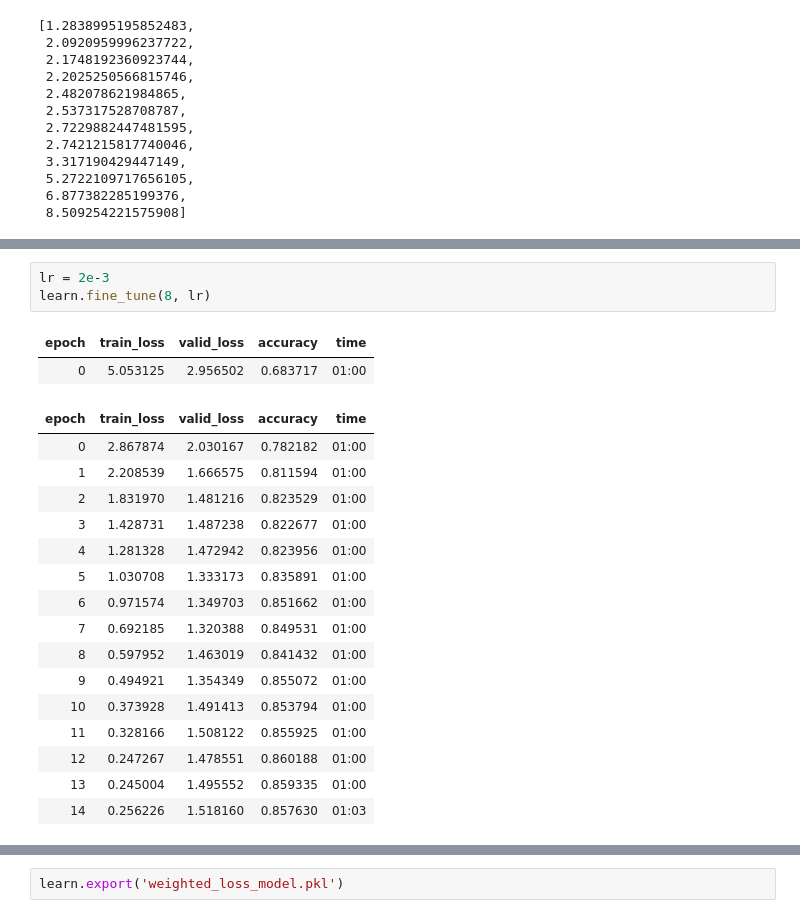
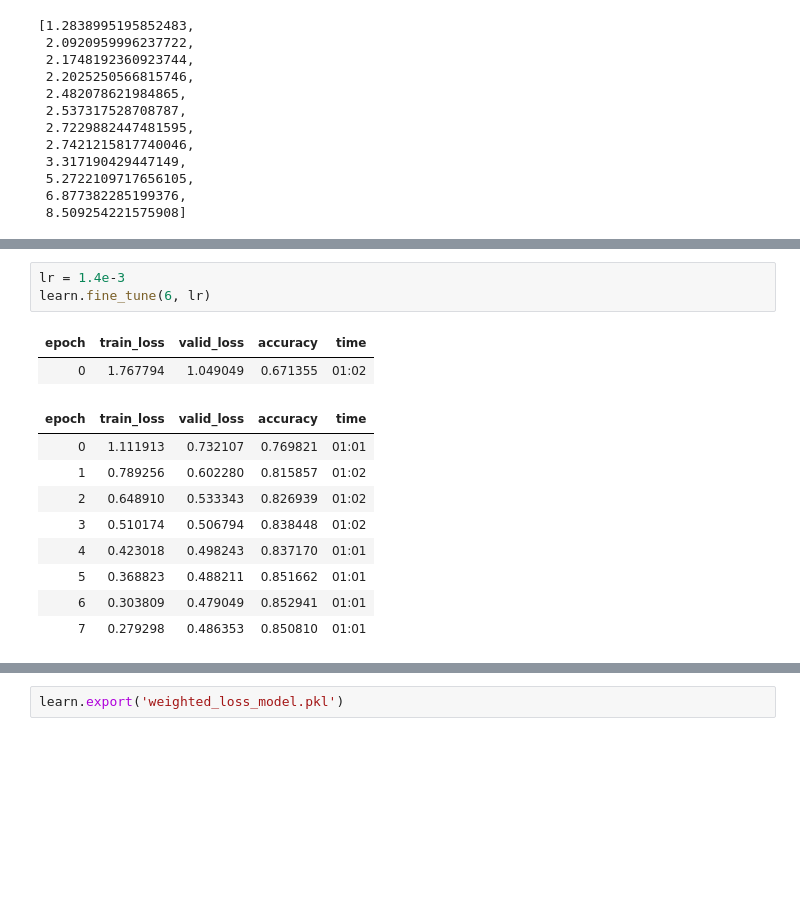
Before and after one commit to Akitsuyoshi/recaptch_breaker, a Jupyter notebook: recaptch_classifier.ipynb, the cells around one changed output, grey strips where cells are left out. Cells and saved outputs as stored; diff of their text form; blank space fills up the shorter version.

```diff
--- a/recaptch_classifier.ipynb
+++ b/recaptch_classifier.ipynb
@@ -170,25 +167,18 @@ SuggestedLRs(valley=0.0020892962347716093)
 # %%
-lr = 2e-3
-learn.fine_tune(8, lr)
+lr = 1.4e-3
+learn.fine_tune(6, lr)
 # %% [output]
 | epoch | train_loss | valid_loss | accuracy | time |
-| 0 | 5.053125 | 2.956502 | 0.683717 | 01:00 |
+| 0 | 1.767794 | 1.049049 | 0.671355 | 01:02 |
 | epoch | train_loss | valid_loss | accuracy | time |
-| 0 | 2.867874 | 2.030167 | 0.782182 | 01:00 |
-| 1 | 2.208539 | 1.666575 | 0.811594 | 01:00 |
-| 2 | 1.831970 | 1.481216 | 0.823529 | 01:00 |
-| 3 | 1.428731 | 1.487238 | 0.822677 | 01:00 |
-| 4 | 1.281328 | 1.472942 | 0.823956 | 01:00 |
-| 5 | 1.030708 | 1.333173 | 0.835891 | 01:00 |
-| 6 | 0.971574 | 1.349703 | 0.851662 | 01:00 |
-| 7 | 0.692185 | 1.320388 | 0.849531 | 01:00 |
-| 8 | 0.597952 | 1.463019 | 0.841432 | 01:00 |
-| 9 | 0.494921 | 1.354349 | 0.855072 | 01:00 |
-| 10 | 0.373928 | 1.491413 | 0.853794 | 01:00 |
-| 11 | 0.328166 | 1.508122 | 0.855925 | 01:00 |
-| 12 | 0.247267 | 1.478551 | 0.860188 | 01:00 |
-| 13 | 0.245004 | 1.495552 | 0.859335 | 01:00 |
-| 14 | 0.256226 | 1.518160 | 0.857630 | 01:03 |
+| 0 | 1.111913 | 0.732107 | 0.769821 | 01:01 |
+| 1 | 0.789256 | 0.602280 | 0.815857 | 01:02 |
+| 2 | 0.648910 | 0.533343 | 0.826939 | 01:02 |
+| 3 | 0.510174 | 0.506794 | 0.838448 | 01:02 |
+| 4 | 0.423018 | 0.498243 | 0.837170 | 01:01 |
+| 5 | 0.368823 | 0.488211 | 0.851662 | 01:01 |
+| 6 | 0.303809 | 0.479049 | 0.852941 | 01:01 |
+| 7 | 0.279298 | 0.486353 | 0.850810 | 01:01 |
 # %%
 learn.recorder.plot_loss()
 # %% [output]
```
Also changed, not shown: parts of 13 cells of this notebook.
